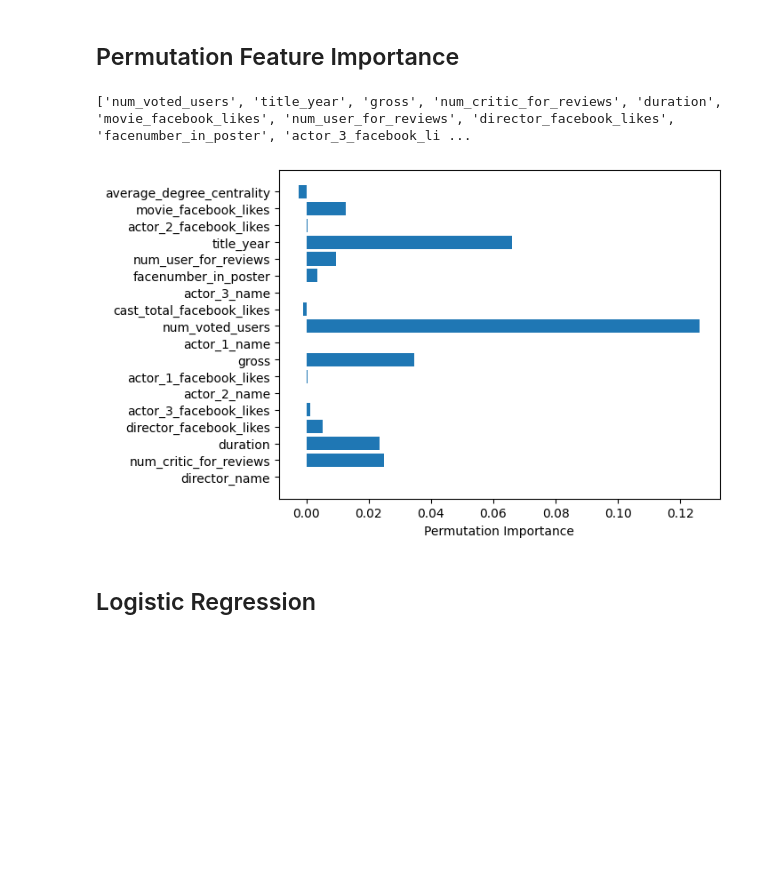
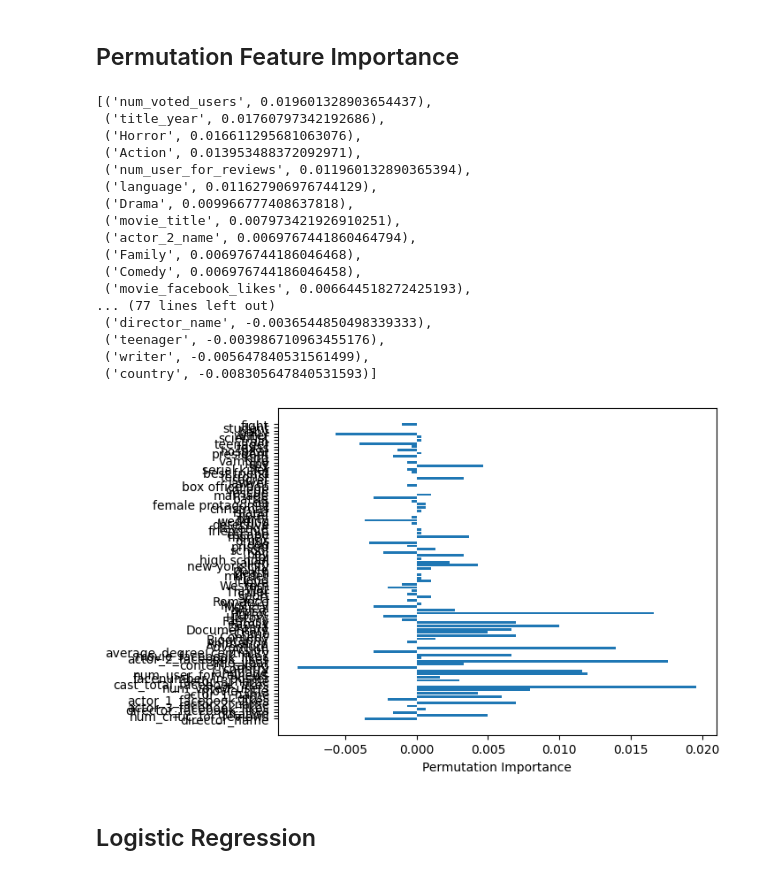
Before and after one commit to JZYNX/ML-assignment-2, a Jupyter notebook: COMP30027-Project2.ipynb, the cells around one changed output. Cells and saved outputs as stored; diff of their text form; code cells hidden in the pictures; blank space fills up the shorter version.

```diff
--- a/COMP30027-Project2.ipynb
+++ b/COMP30027-Project2.ipynb
@@ -478,7 +478,7 @@ print(list(X.iloc[0]))
 # drop features with low variation
 #   id, language, ...
 # drop all categorical features (successfully vectorised to numerical)
-dropped_features = ["id"]
+dropped_features = ["id", "actor_1_facebook_likes"]
                     # 'movie_title',
                     # 'language',
                     # 'country',
@@ -537,9 +537,11 @@ name_transformers = []
 for feature in name_features:
     if feature in X.columns:
         name_transformer = Pipeline(steps=[
-            ('vectorizer', OneHotEncoder(handle_unknown="ignore")),
+            # ('vectorizer', OneHotEncoder(handle_unknown="ignore")),
+            ('vectorizer', TfidfVectorizer())
         ])
-        name_transformers.append((feature, name_transformer, [feature]))
+        # name_transformers.append((feature, name_transformer, [feature]))
+        name_transformers.append((feature, name_transformer, feature))
 
 # Combine preprocessing steps
 preprocessor = ColumnTransformer(
@@ -936,20 +938,33 @@ feature_names = X_val.columns
 # %%
 
 features = zip(feature_names, feature_importances)
 sorted_features = sorted(features, key=lambda x: x[1], reverse=True)
 
-# Get the top 10 features
-top_10_features = sorted_features[:10]
-top_10_feature_names = [feat_name for feat_name, feat_imp in top_10_features]
-print(top_10_feature_names)
+display(sorted_features)
 
 # Plot feature importance
 plt.barh(feature_names, feature_importances)
 plt.xlabel('Permutation Importance')
 plt.show()
 # %% [output]
-['num_voted_users', 'title_year', 'gross', 'num_critic_for_reviews', 'duration', 'movie_facebook_likes', 'num_user_for_reviews', 'director_facebook_likes', 'facenumber_in_poster', 'actor_3_facebook_li ...
+[('num_voted_users', 0.019601328903654437),
+ ('title_year', 0.01760797342192686),
+ ('Horror', 0.016611295681063076),
+ ('Action', 0.013953488372092971),
+ ('num_user_for_reviews', 0.011960132890365394),
+ ('language', 0.011627906976744129),
+ ('Drama', 0.009966777408637818),
+ ('movie_title', 0.007973421926910251),
+ ('actor_2_name', 0.0069767441860464794),
+ ('Family', 0.006976744186046468),
+ ('Comedy', 0.006976744186046458),
+ ('movie_facebook_likes', 0.006644518272425193),
+... (77 lines left out)
+ ('director_name', -0.0036544850498339333),
+ ('teenager', -0.003986710963455176),
+ ('writer', -0.005647840531561499),
+ ('country', -0.008305647840531593)]
-[figure, old version]
+[figure, new version]
 # %% [markdown]
 ## Logistic Regression
 # %%
```
Also changed, not shown: parts of 15 cells of this notebook, 5 other files.
